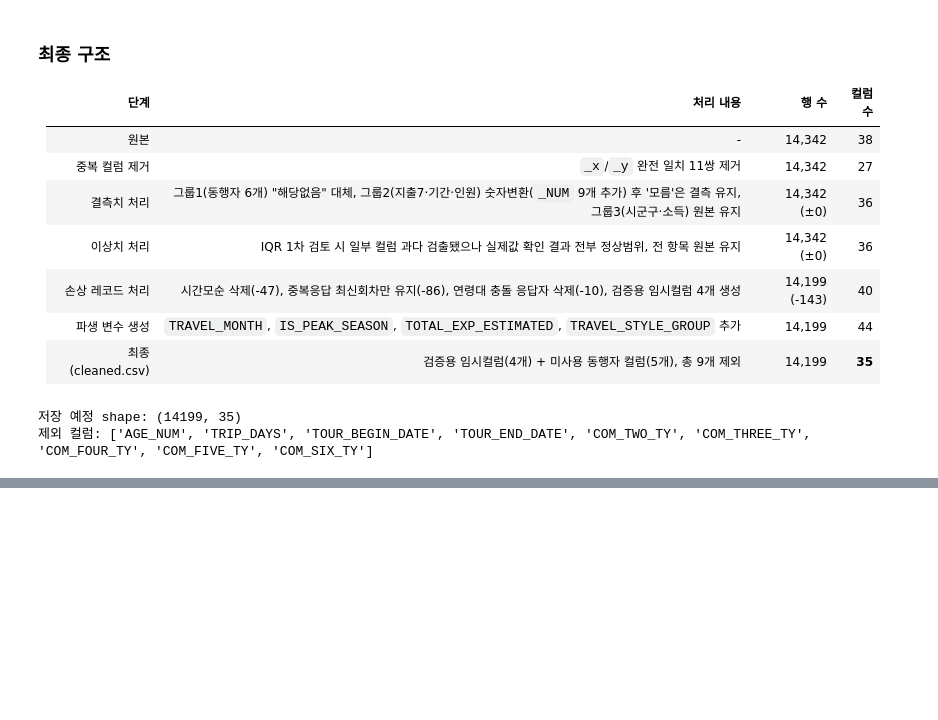
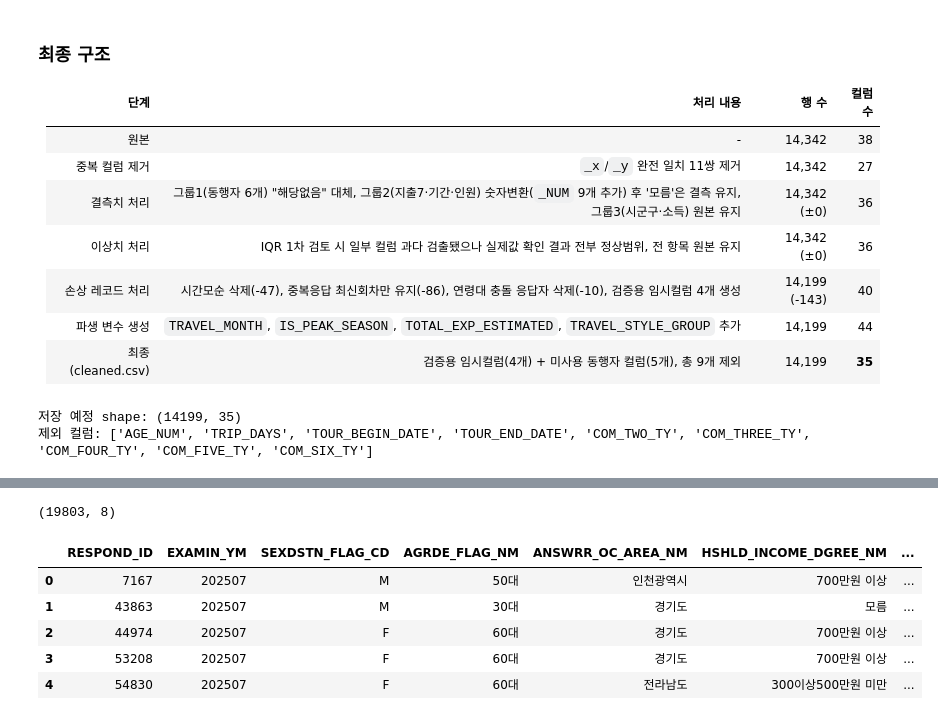
Before and after one commit to ryukyung/out-traveler, a Jupyter notebook: notebooks/eda/eda_eunyoung.ipynb, the cells around one changed output, grey strips where cells are left out. Drawn from its saved outputs; the diff is of its cells as text; code cells hidden in the pictures; blank space fills up the shorter version.

```diff
--- a/notebooks/eda/eda_eunyoung.ipynb
+++ b/notebooks/eda/eda_eunyoung.ipynb
@@ -811,0 +798,12 @@ print('제외 컬럼:', drop_columns)
+# %%
+df2 = pd.read_csv('../../data/processed/accommodation_type_2025.csv')
+print(df2.shape)
+df2.head()
+# %% [output]
+(19803, 8)
+|  | RESPOND_ID | EXAMIN_YM | SEXDSTN_FLAG_CD | AGRDE_FLAG_NM | ANSWRR_OC_AREA_NM | HSHLD_INCOME_DGREE_NM | ... |
+| 0 | 7167 | 202507 | M | 50대 | 인천광역시 | 700만원 이상 | ... |
+| 1 | 43863 | 202507 | M | 30대 | 경기도 | 모름 | ... |
+| 2 | 44974 | 202507 | F | 60대 | 경기도 | 700만원 이상 | ... |
+| 3 | 53208 | 202507 | F | 60대 | 경기도 | 700만원 이상 | ... |
+| 4 | 54830 | 202507 | F | 60대 | 전라남도 | 300이상500만원 미만 | ... |
```
Also changed, not shown: parts of 22 cells of this notebook, 1 other file.
